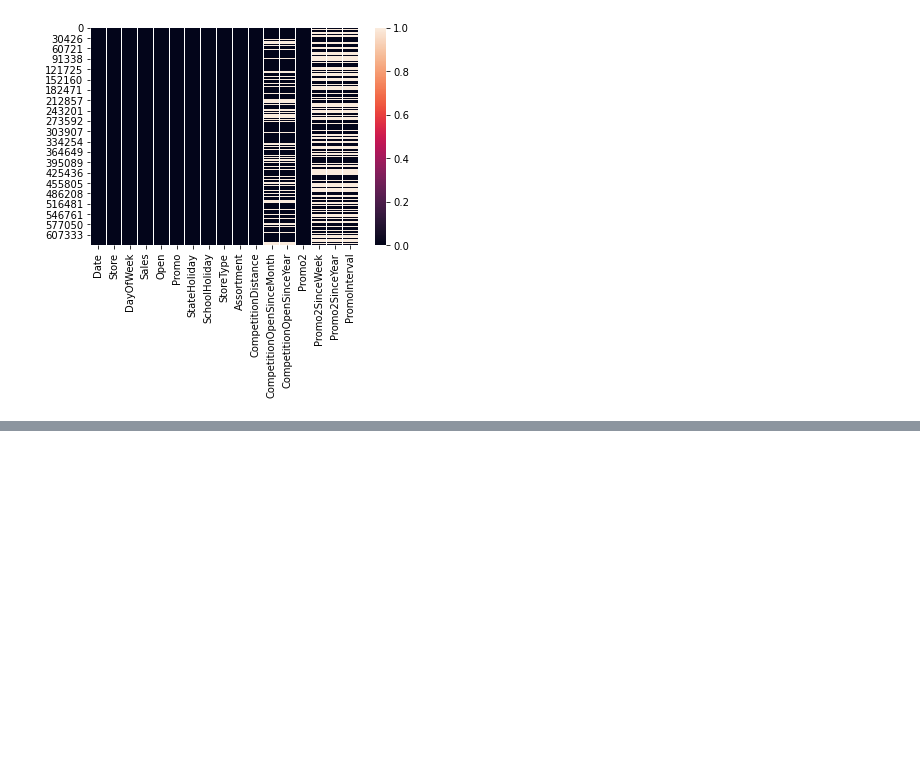
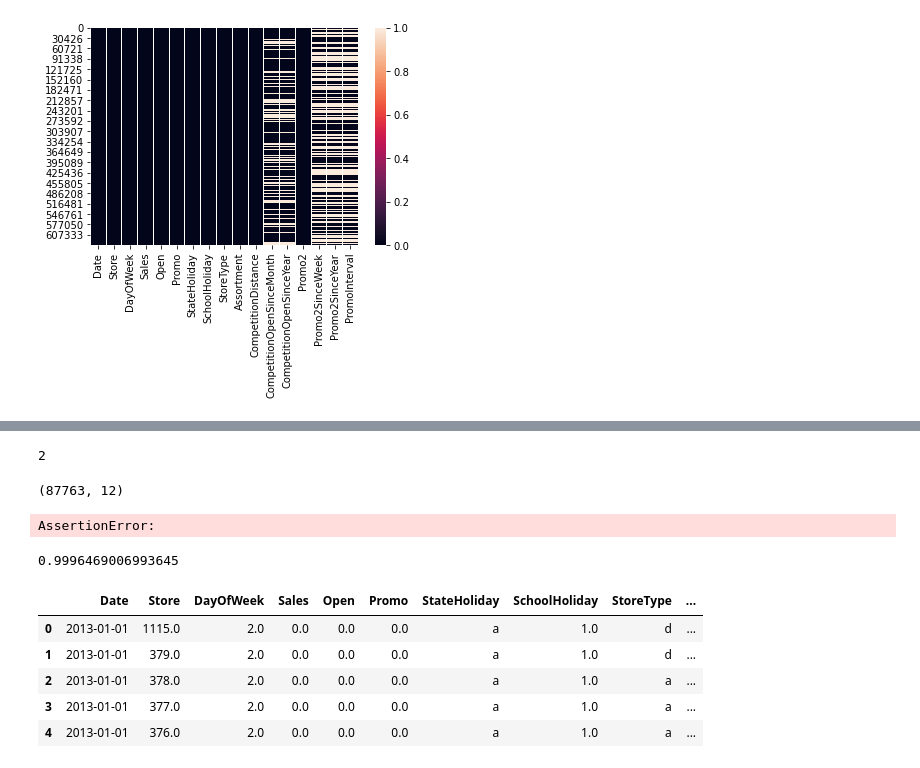
Before and after one commit to JohnEnev/DSR-competition-team1, a Jupyter notebook: notebooks/SG_cleaning.ipynb, the cells around one changed output, grey strips where cells are left out. Cells and saved outputs as stored; diff of their text form; code cells hidden in the pictures; blank space fills up the shorter version.

```diff
--- a/notebooks/SG_cleaning.ipynb
+++ b/notebooks/SG_cleaning.ipynb
@@ -221,0 +242,27 @@ Column Promo2 has  0% null values.
+# %%
+very_clean_df.loc[:, 'Open'].nunique()
+# %% [output]
+2
+# %%
+zero_target_and_closed = zero_target.loc[zero_target.loc[:, 'Open']==0]
+zero_target_and_closed.shape
+# %% [output]
+(87763, 12)
+# %%
+assert zero_target.shape[0] == zero_target_and_closed.shape[0]
+# %% [output]
+AssertionError:
+# %%
+zero_target_and_closed.shape[0] / zero_target.shape[0]
+# %% [output]
+0.9996469006993645
+# %%
+closed = very_clean_df.loc[very_clean_df.loc[:, 'Open']==0]
+closed.head()
+# %% [output]
+|  | Date | Store | DayOfWeek | Sales | Open | Promo | StateHoliday | SchoolHoliday | StoreType | ... |
+| 0 | 2013-01-01 | 1115.0 | 2.0 | 0.0 | 0.0 | 0.0 | a | 1.0 | d | ... |
+| 1 | 2013-01-01 | 379.0 | 2.0 | 0.0 | 0.0 | 0.0 | a | 1.0 | d | ... |
+| 2 | 2013-01-01 | 378.0 | 2.0 | 0.0 | 0.0 | 0.0 | a | 1.0 | a | ... |
+| 3 | 2013-01-01 | 377.0 | 2.0 | 0.0 | 0.0 | 0.0 | a | 1.0 | a | ... |
+| 4 | 2013-01-01 | 376.0 | 2.0 | 0.0 | 0.0 | 0.0 | a | 1.0 | a | ... |
```
Also changed, not shown: parts of 12 cells of this notebook, 1 other file.
